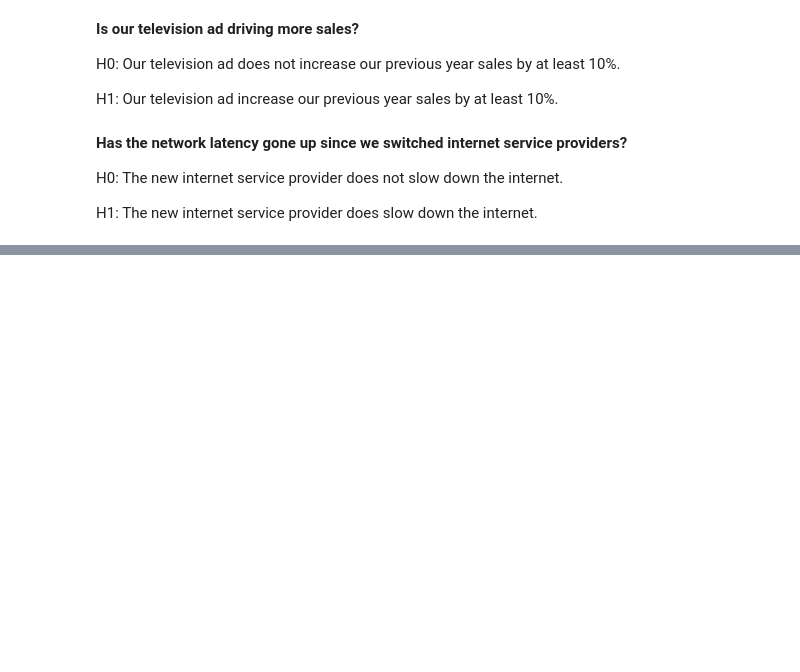
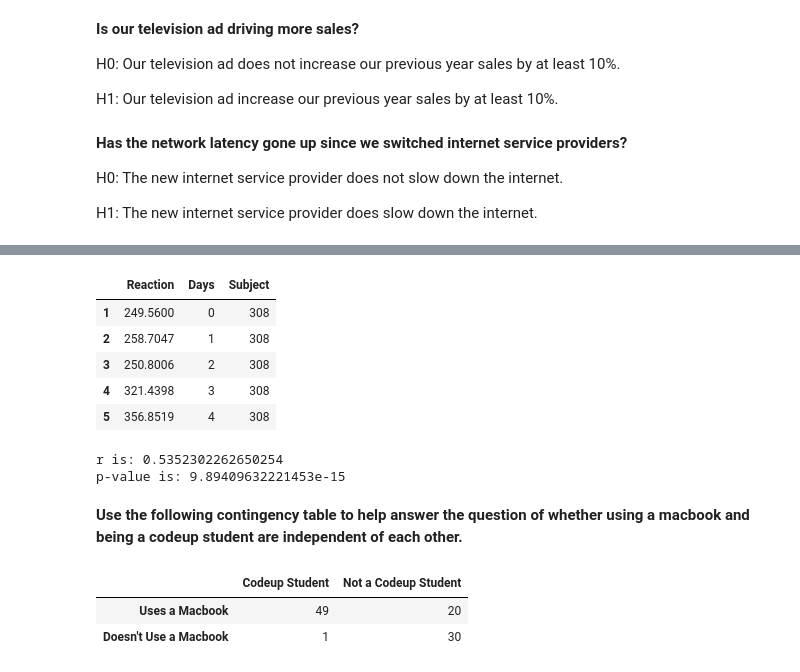
Before and after one commit to crisgiovanoni/statistics-exercises, a Jupyter notebook: hypothesis_testing.ipynb, the cells around one changed output, grey strips where cells are left out. Drawn from its saved outputs; the diff is of its cells as text; code cells hidden in the pictures; blank space fills up the shorter version.

```diff
--- a/hypothesis_testing.ipynb
+++ b/hypothesis_testing.ipynb
@@ -24,0 +265,10 @@ H1: The new internet service provider does slow down the internet.
+# %%
+sleep = data('sleepstudy')
+sleep.head()
+# %% [output]
+|  | Reaction | Days | Subject |
+| 1 | 249.5600 | 0 | 308 |
+| 2 | 258.7047 | 1 | 308 |
+| 3 | 250.8006 | 2 | 308 |
+| 4 | 321.4398 | 3 | 308 |
+| 5 | 356.8519 | 4 | 308 |
@@ -24,0 +277,10 @@ H1: The new internet service provider does slow down the internet.
+# %%
+print(f"""
+r is: {r}
+p-value is: {p_value}
+""")
+# %% [output]
+r is: 0.5352302262650254
+p-value is: 9.89409632221453e-15
+# %% [markdown]
+**Use the following contingency table to help answer the question of whether using a macbook and being a codeup student are independent of each other.**
@@ -24,0 +293,6 @@ H1: The new internet service provider does slow down the internet.
+# %%
+observed_mac
+# %% [output]
+|  | Codeup Student | Not a Codeup Student |
+| Uses a Macbook | 49 | 20 |
+| Doesn't Use a Macbook | 1 | 30 |
```
Also changed, not shown: parts of 69 cells of this notebook.
